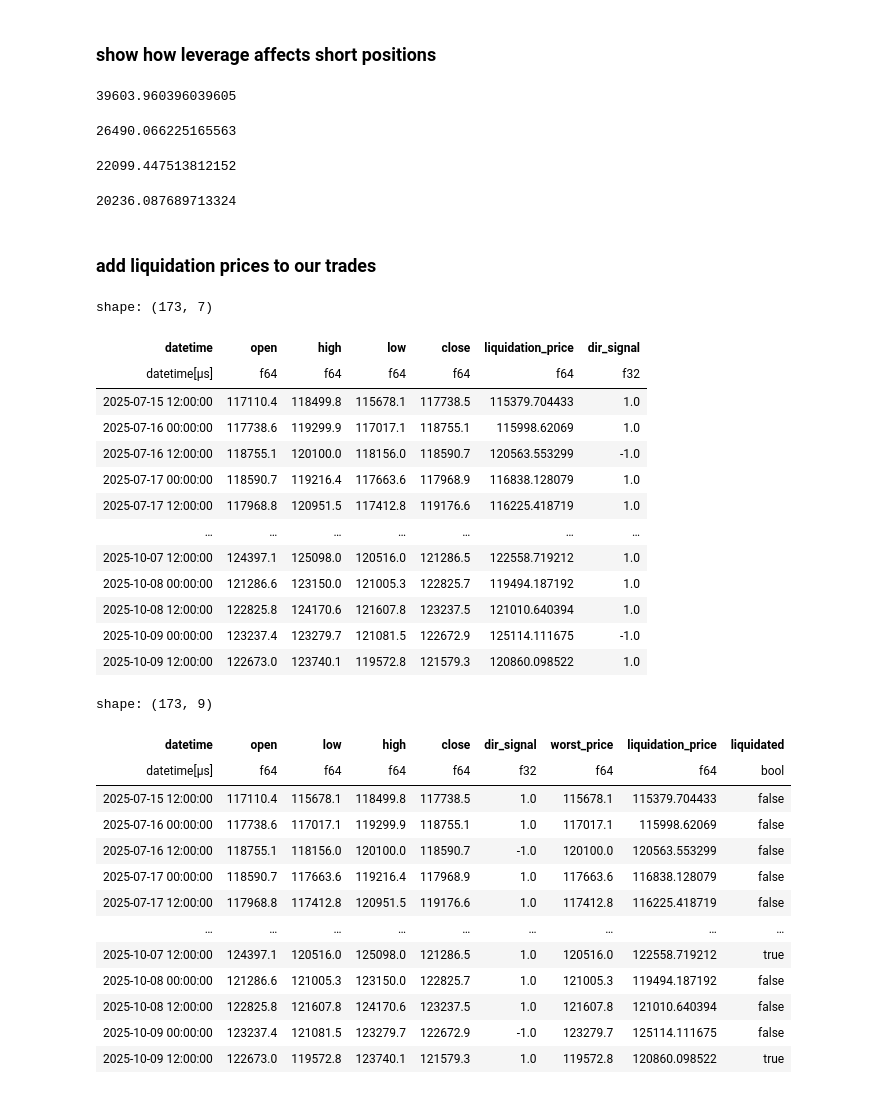
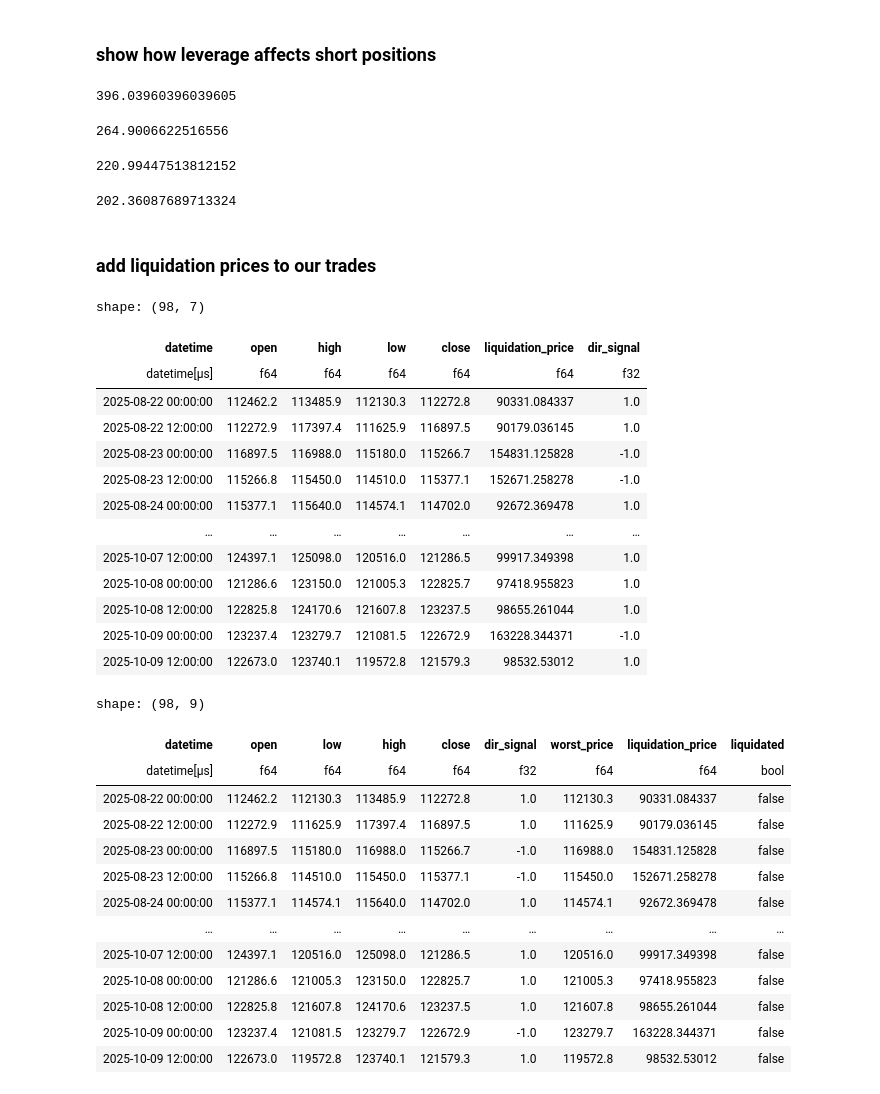
Before and after one commit to memlabs-research/build-a-quant-trading-strategy, a Jupyter notebook: video2.ipynb, the cells around one changed output. Saved outputs shown, nothing was run; the diff lists cells and outputs as text; code cells hidden in the pictures.

```diff
--- a/video2.ipynb
+++ b/video2.ipynb
@@ -791,55 +800,55 @@ long_liquidation_price(20000, 50, maintenance_margin)
 # %% [markdown]
 ### show how leverage affects short positions
 # %%
-short_liquidation_price(20000, 2, maintenance_margin)
+short_liquidation_price(200, 2, maintenance_margin)
 # %% [output]
-39603.960396039605
+396.03960396039605
 # %%
-short_liquidation_price(20000, 4, maintenance_margin)
+short_liquidation_price(200, 4, maintenance_margin)
 # %% [output]
-26490.066225165563
+264.9006622516556
 # %%
-short_liquidation_price(20000, 10, maintenance_margin)
+short_liquidation_price(200, 10, maintenance_margin)
 # %% [output]
-22099.447513812152
+220.99447513812152
 # %%
-short_liquidation_price(20000, 60, maintenance_margin)
+short_liquidation_price(200, 60, maintenance_margin)
 # %% [output]
-20236.087689713324
+202.36087689713324
 # %% [markdown]
 ### add liquidation prices to our trades
 # %%
-leverage = 50
+leverage = 4
 test_trades = test_trades.with_columns(
     pl.when(pl.col("dir_signal") == 1)  # long position
       .then(
           (pl.col("open") * leverage)
           / (leverage + 1 - maintenance_margin * leverage)
       )
       .when(pl.col("dir_signal") == -1)  # short position
       .then(
           (pl.col("open") * leverage)
           / (leverage - 1 + maintenance_margin * leverage)
       )
       .otherwise(None)
       .alias("liquidation_price")
 )
 test_trades.select('datetime','open','high','low','close','liquidation_price','dir_signal')
 # %% [output]
-shape: (173, 7)
+shape: (98, 7)
 | datetime | open | high | low | close | liquidation_price | dir_signal |
 | datetime[μs] | f64 | f64 | f64 | f64 | f64 | f32 |
-| 2025-07-15 12:00:00 | 117110.4 | 118499.8 | 115678.1 | 117738.5 | 115379.704433 | 1.0 |
-| 2025-07-16 00:00:00 | 117738.6 | 119299.9 | 117017.1 | 118755.1 | 115998.62069 | 1.0 |
-| 2025-07-16 12:00:00 | 118755.1 | 120100.0 | 118156.0 | 118590.7 | 120563.553299 | -1.0 |
-| 2025-07-17 00:00:00 | 118590.7 | 119216.4 | 117663.6 | 117968.9 | 116838.128079 | 1.0 |
-| 2025-07-17 12:00:00 | 117968.8 | 120951.5 | 117412.8 | 119176.6 | 116225.418719 | 1.0 |
+| 2025-08-22 00:00:00 | 112462.2 | 113485.9 | 112130.3 | 112272.8 | 90331.084337 | 1.0 |
+| 2025-08-22 12:00:00 | 112272.9 | 117397.4 | 111625.9 | 116897.5 | 90179.036145 | 1.0 |
+| 2025-08-23 00:00:00 | 116897.5 | 116988.0 | 115180.0 | 115266.7 | 154831.125828 | -1.0 |
+| 2025-08-23 12:00:00 | 115266.8 | 115450.0 | 114510.0 | 115377.1 | 152671.258278 | -1.0 |
+| 2025-08-24 00:00:00 | 115377.1 | 115640.0 | 114574.1 | 114702.0 | 92672.369478 | 1.0 |
 | … | … | … | … | … | … | … |
-| 2025-10-07 12:00:00 | 124397.1 | 125098.0 | 120516.0 | 121286.5 | 122558.719212 | 1.0 |
-| 2025-10-08 00:00:00 | 121286.6 | 123150.0 | 121005.3 | 122825.7 | 119494.187192 | 1.0 |
-| 2025-10-08 12:00:00 | 122825.8 | 124170.6 | 121607.8 | 123237.5 | 121010.640394 | 1.0 |
-| 2025-10-09 00:00:00 | 123237.4 | 123279.7 | 121081.5 | 122672.9 | 125114.111675 | -1.0 |
-| 2025-10-09 12:00:00 | 122673.0 | 123740.1 | 119572.8 | 121579.3 | 120860.098522 | 1.0 |
+| 2025-10-07 12:00:00 | 124397.1 | 125098.0 | 120516.0 | 121286.5 | 99917.349398 | 1.0 |
+| 2025-10-08 00:00:00 | 121286.6 | 123150.0 | 121005.3 | 122825.7 | 97418.955823 | 1.0 |
+| 2025-10-08 12:00:00 | 122825.8 | 124170.6 | 121607.8 | 123237.5 | 98655.261044 | 1.0 |
+| 2025-10-09 00:00:00 | 123237.4 | 123279.7 | 121081.5 | 122672.9 | 163228.344371 | -1.0 |
+| 2025-10-09 12:00:00 | 122673.0 | 123740.1 | 119572.8 | 121579.3 | 98532.53012 | 1.0 |
 # %%
 test_trades = test_trades.with_columns([
     # Worst price based on direction
@@ -862,20 +871,20 @@ test_trades = test_trades.with_columns([
 ])
 test_trades.select('datetime','open','low','high','close','dir_signal','worst_price','liquidation_price','liquidated')
 # %% [output]
-shape: (173, 9)
+shape: (98, 9)
 | datetime | open | low | high | close | dir_signal | worst_price | liquidation_price | liquidated |
 | datetime[μs] | f64 | f64 | f64 | f64 | f32 | f64 | f64 | bool |
-| 2025-07-15 12:00:00 | 117110.4 | 115678.1 | 118499.8 | 117738.5 | 1.0 | 115678.1 | 115379.704433 | false |
-| 2025-07-16 00:00:00 | 117738.6 | 117017.1 | 119299.9 | 118755.1 | 1.0 | 117017.1 | 115998.62069 | false |
-| 2025-07-16 12:00:00 | 118755.1 | 118156.0 | 120100.0 | 118590.7 | -1.0 | 120100.0 | 120563.553299 | false |
-| 2025-07-17 00:00:00 | 118590.7 | 117663.6 | 119216.4 | 117968.9 | 1.0 | 117663.6 | 116838.128079 | false |
-| 2025-07-17 12:00:00 | 117968.8 | 117412.8 | 120951.5 | 119176.6 | 1.0 | 117412.8 | 116225.418719 | false |
+| 2025-08-22 00:00:00 | 112462.2 | 112130.3 | 113485.9 | 112272.8 | 1.0 | 112130.3 | 90331.084337 | false |
+| 2025-08-22 12:00:00 | 112272.9 | 111625.9 | 117397.4 | 116897.5 | 1.0 | 111625.9 | 90179.036145 | false |
+| 2025-08-23 00:00:00 | 116897.5 | 115180.0 | 116988.0 | 115266.7 | -1.0 | 116988.0 | 154831.125828 | false |
+| 2025-08-23 12:00:00 | 115266.8 | 114510.0 | 115450.0 | 115377.1 | -1.0 | 115450.0 | 152671.258278 | false |
+| 2025-08-24 00:00:00 | 115377.1 | 114574.1 | 115640.0 | 114702.0 | 1.0 | 114574.1 | 92672.369478 | false |
 | … | … | … | … | … | … | … | … | … |
-| 2025-10-07 12:00:00 | 124397.1 | 120516.0 | 125098.0 | 121286.5 | 1.0 | 120516.0 | 122558.719212 | true |
-| 2025-10-08 00:00:00 | 121286.6 | 121005.3 | 123150.0 | 122825.7 | 1.0 | 121005.3 | 119494.187192 | false |
-| 2025-10-08 12:00:00 | 122825.8 | 121607.8 | 124170.6 | 123237.5 | 1.0 | 121607.8 | 121010.640394 | false |
-| 2025-10-09 00:00:00 | 123237.4 | 121081.5 | 123279.7 | 122672.9 | -1.0 | 123279.7 | 125114.111675 | false |
-| 2025-10-09 12:00:00 | 122673.0 | 119572.8 | 123740.1 | 121579.3 | 1.0 | 119572.8 | 120860.098522 | true |
+| 2025-10-07 12:00:00 | 124397.1 | 120516.0 | 125098.0 | 121286.5 | 1.0 | 120516.0 | 99917.349398 | false |
+| 2025-10-08 00:00:00 | 121286.6 | 121005.3 | 123150.0 | 122825.7 | 1.0 | 121005.3 | 97418.955823 | false |
+| 2025-10-08 12:00:00 | 122825.8 | 121607.8 | 124170.6 | 123237.5 | 1.0 | 121607.8 | 98655.261044 | false |
+| 2025-10-09 00:00:00 | 123237.4 | 121081.5 | 123279.7 | 122672.9 | -1.0 | 123279.7 | 163228.344371 | false |
+| 2025-10-09 12:00:00 | 122673.0 | 119572.8 | 123740.1 | 121579.3 | 1.0 | 119572.8 | 98532.53012 | false |
 # %%
 test_trades.filter(pl.col("liquidated") == True)
 # %% [output]
```
Also changed, not shown: parts of 41 cells of this notebook.
